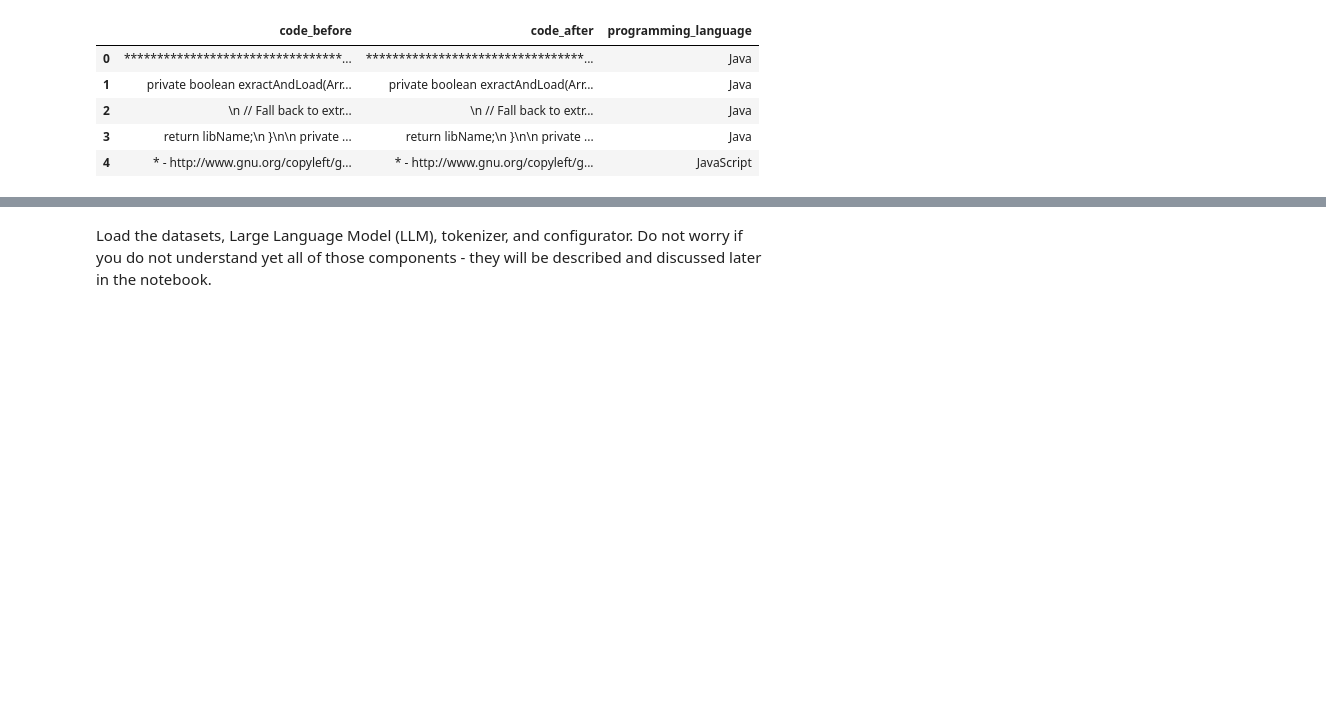
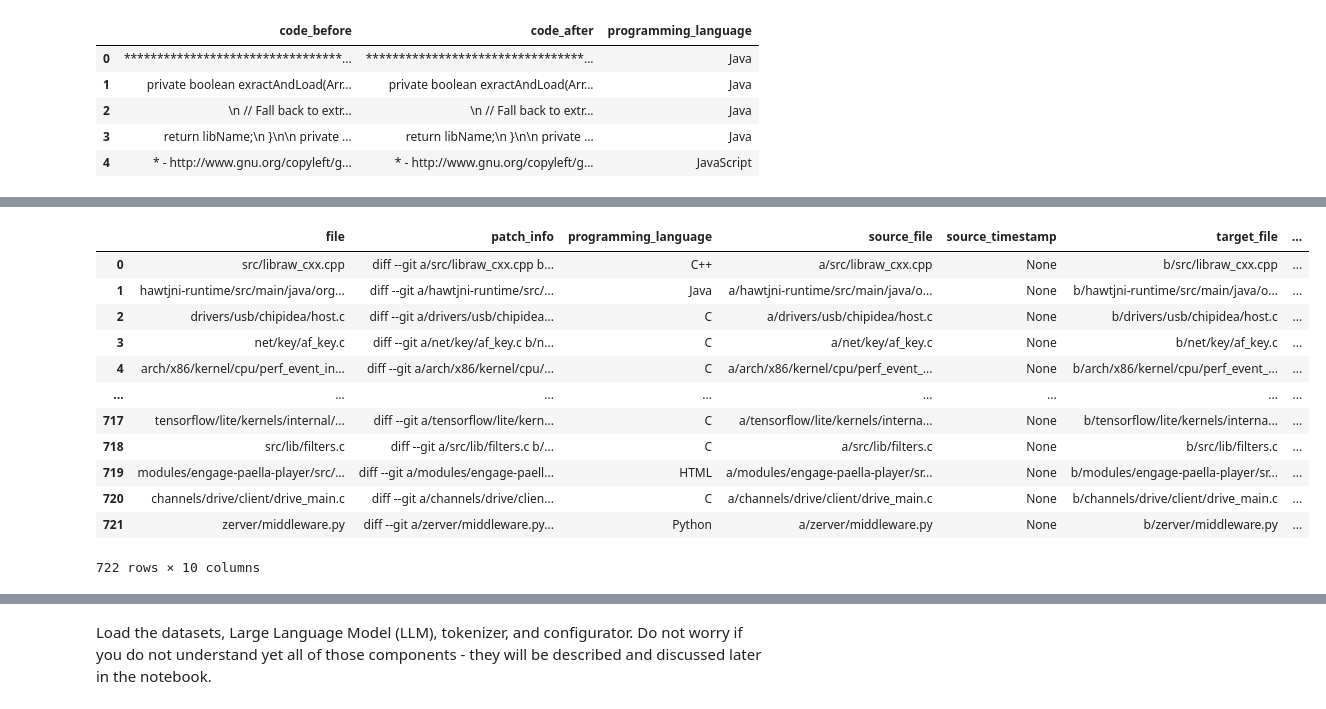
Before and after one commit to SmartSecLab/PatchLM, a Jupyter notebook: summarize.ipynb, the cells around one changed output, grey strips where cells are left out. Saved outputs shown, nothing was run; the diff lists cells and outputs as text; code cells hidden in the pictures; blank space fills up the shorter version.

Commit message:
made it for patch generation and applied max_hunks_per_url

```diff
--- a/summarize.ipynb
+++ b/summarize.ipynb
@@ -42,8 +42,11 @@ languages = ['Python', 'Java', 'JavaScript', 'PHP', 'Ruby', 'Go', 'C', 'C#']
 # languages = ['Java']
 
 conn = sqlite3.connect('/Users/guru/research/FixMe/data/FixMe-v1.db')
+
+df_cve = pd.read_sql_query("SELECT * FROM cve;", conn)
+df_repository = pd.read_sql_query("SELECT * FROM repository;", conn)
 df_hunk = pd.read_sql_query("SELECT * FROM hunk_collection;", conn)
-
+df_patch = pd.read_sql_query("SELECT * FROM patch_collection;", conn)
 print(f'Original hunks shape: {df_hunk.shape}')
 
 df = df_hunk[df_hunk.programming_language.isin(languages)].reset_index(drop=True)
@@ -61,0 +197,5 @@ Shape of ['Python', 'Java', 'JavaScript', 'PHP', 'Ruby', 'Go', 'C', 'C#'] hunks:
+# %%
+mask = df_patch.message.value_counts()
+mask = mask[mask <= 1].index
+df_patch_1 = df_patch[df_patch.message.isin(mask)].reset_index(drop=True)
+print(f'Original patches shape: {df_patch_1.shape}')
@@ -62,3 +219,19 @@ Shape of ['Python', 'Java', 'JavaScript', 'PHP', 'Ruby', 'Go', 'C', 'C#'] hunks:
+# %%
+df_patch_1
+# %% [output]
+|  | file | patch_info | programming_language | source_file | source_timestamp | target_file | ... |
+| 0 | src/libraw_cxx.cpp | diff --git a/src/libraw_cxx.cpp b... | C++ | a/src/libraw_cxx.cpp | None | b/src/libraw_cxx.cpp | ... |
+| 1 | hawtjni-runtime/src/main/java/org... | diff --git a/hawtjni-runtime/src/... | Java | a/hawtjni-runtime/src/main/java/o... | None | b/hawtjni-runtime/src/main/java/o... | ... |
+| 2 | drivers/usb/chipidea/host.c | diff --git a/drivers/usb/chipidea... | C | a/drivers/usb/chipidea/host.c | None | b/drivers/usb/chipidea/host.c | ... |
+| 3 | net/key/af_key.c | diff --git a/net/key/af_key.c b/n... | C | a/net/key/af_key.c | None | b/net/key/af_key.c | ... |
+| 4 | arch/x86/kernel/cpu/perf_event_in... | diff --git a/arch/x86/kernel/cpu/... | C | a/arch/x86/kernel/cpu/perf_event_... | None | b/arch/x86/kernel/cpu/perf_event_... | ... |
+| ... | ... | ... | ... | ... | ... | ... | ... |
+| 717 | tensorflow/lite/kernels/internal/... | diff --git a/tensorflow/lite/kern... | C | a/tensorflow/lite/kernels/interna... | None | b/tensorflow/lite/kernels/interna... | ... |
+| 718 | src/lib/filters.c | diff --git a/src/lib/filters.c b/... | C | a/src/lib/filters.c | None | b/src/lib/filters.c | ... |
+| 719 | modules/engage-paella-player/src/... | diff --git a/modules/engage-paell... | HTML | a/modules/engage-paella-player/sr... | None | b/modules/engage-paella-player/sr... | ... |
+| 720 | channels/drive/client/drive_main.c | diff --git a/channels/drive/clien... | C | a/channels/drive/client/drive_main.c | None | b/channels/drive/client/drive_main.c | ... |
+| 721 | zerver/middleware.py | diff --git a/zerver/middleware.py... | Python | a/zerver/middleware.py | None | b/zerver/middleware.py | ... |
+722 rows × 10 columns
 # %% [markdown]
 <img src="embedded-picture-1" alt="Time alert close"/>
 # %% [markdown]
```
Also changed, not shown: parts of 10 cells of this notebook, 9 other files.
